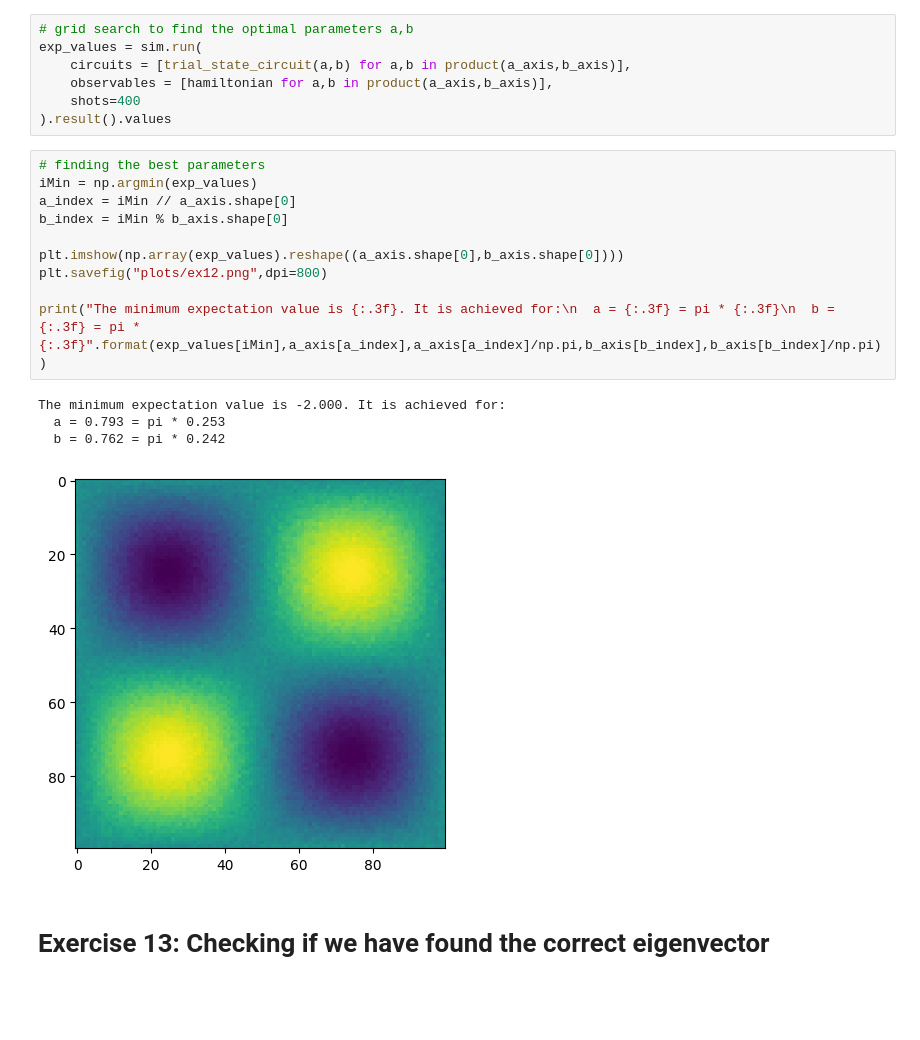
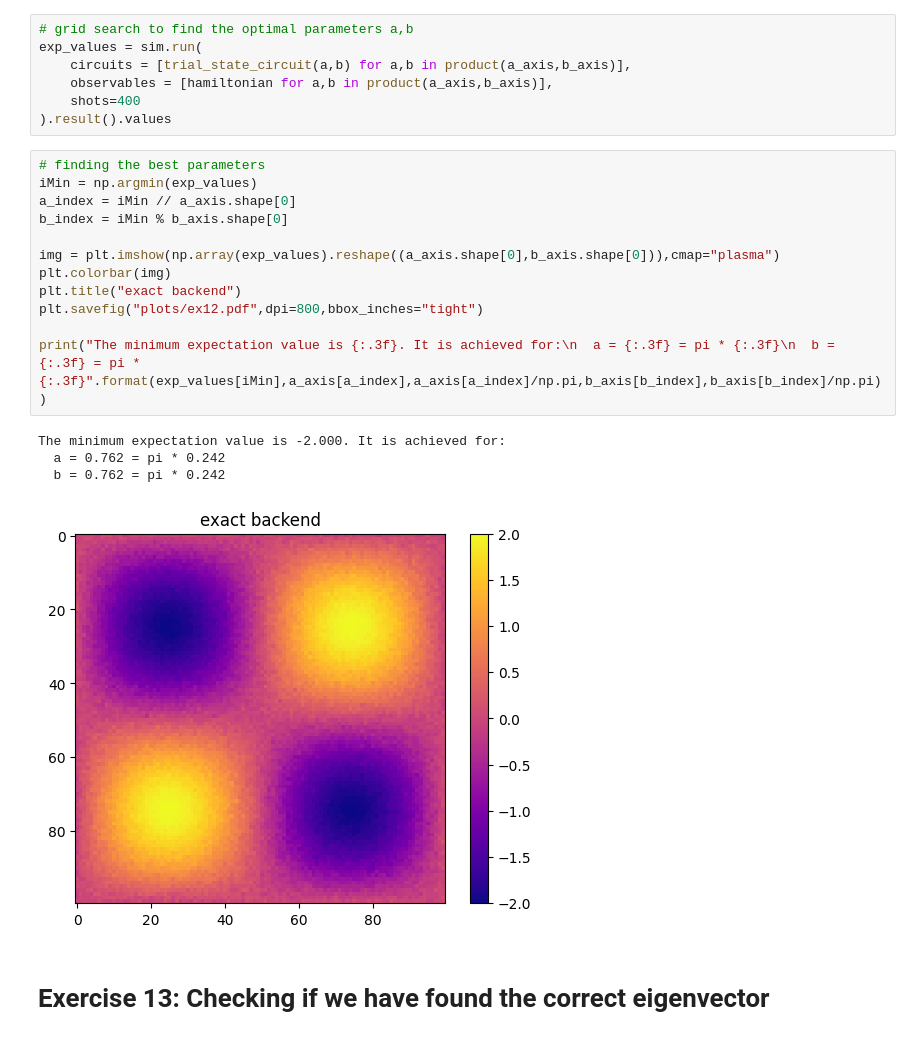
Before and after one commit to HendrikKuehne/FOPRA_34, a Jupyter notebook: ex11_12_14.ipynb, the cells around one changed output. Drawn from its saved outputs; the diff is of its cells as text; blank space fills up the shorter version.

```diff
--- a/ex11_12_14.ipynb
+++ b/ex11_12_14.ipynb
@@ -62,18 +62,20 @@ exp_values = sim.run(
 # %%
 # finding the best parameters
 iMin = np.argmin(exp_values)
 a_index = iMin // a_axis.shape[0]
 b_index = iMin % b_axis.shape[0]
 
-plt.imshow(np.array(exp_values).reshape((a_axis.shape[0],b_axis.shape[0])))
-plt.savefig("plots/ex12.png",dpi=800)
+img = plt.imshow(np.array(exp_values).reshape((a_axis.shape[0],b_axis.shape[0])),cmap="plasma")
+plt.colorbar(img)
+plt.title("exact backend")
+plt.savefig("plots/ex12.pdf",dpi=800,bbox_inches="tight")
 
 print("The minimum expectation value is {:.3f}. It is achieved for:\n  a = {:.3f} = pi * {:.3f}\n  b = {:.3f} = pi * {:.3f}".format(exp_values[iMin],a_axis[a_index],a_axis[a_index]/np.pi,b_axis[b_index],b_axis[b_index]/np.pi))
 # %% [output]
 The minimum expectation value is -2.000. It is achieved for:
-  a = 0.793 = pi * 0.253
+  a = 0.762 = pi * 0.242
   b = 0.762 = pi * 0.242
-[figure, old version]
+[figure, new version]
 # %% [markdown]
 # Exercise 13: Checking if we have found the correct eigenvector
 # %%
```
Also changed, not shown: parts of 3 cells of this notebook, 4 other files.
